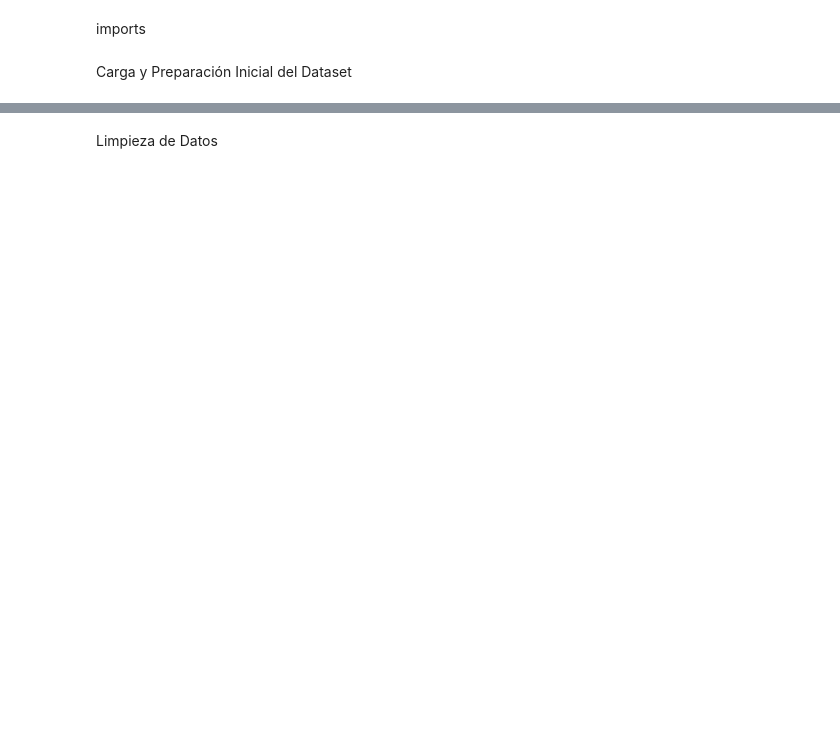
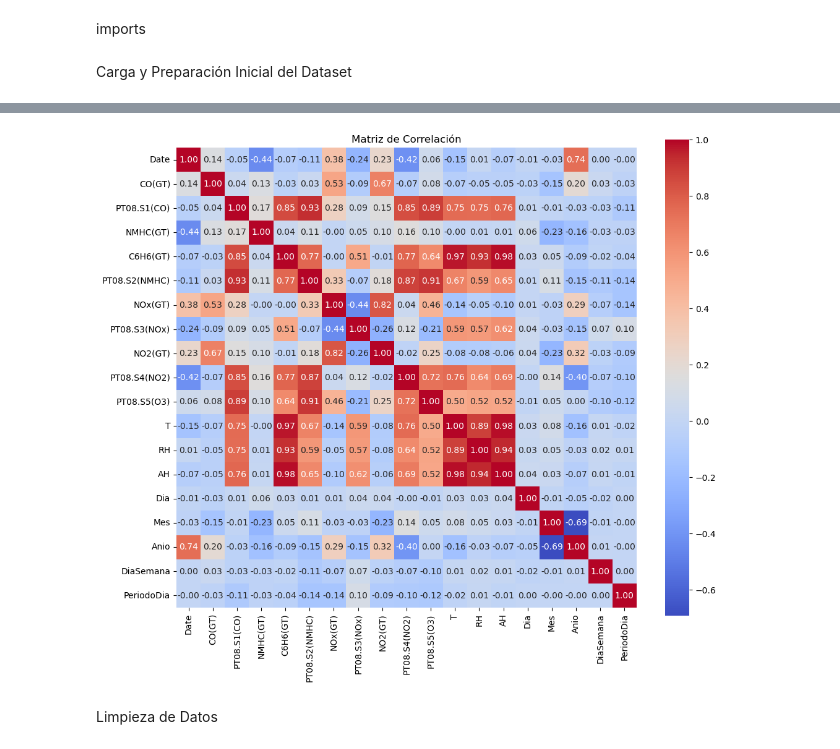
Before and after one commit to mkltc/RETO3, a Jupyter notebook: saaFinal.ipynb, the cells around one changed output, grey strips where cells are left out. Drawn from its saved outputs; the diff is of its cells as text; code cells hidden in the pictures; blank space fills up the shorter version.

```diff
--- a/saaFinal.ipynb
+++ b/saaFinal.ipynb
@@ -71,0 +26,68 @@ Data columns (total 17 columns):
+# %%
+import pandas as pd
+
+import pandas as pd
+
+
+# Cargar los datos
+df = pd.read_csv('data/AirQuality.csv', delimiter=';')
+
+# Convertir las fechas y horas
+df['Date'] = pd.to_datetime(df['Date'], format='%d/%m/%Y', errors='coerce')
+# Crear las variables derivadas de 'Date'
+df['Dia'] = df['Date'].dt.day
+df['Mes'] = df['Date'].dt.month
+df['Anio'] = df['Date'].dt.year
+
+df['Time'] = pd.to_datetime(df['Time'], format='%H.%M.%S', errors='coerce').dt.time
+
+# Mapear días de la semana a números
+df['DiaSemana'] = df['Date'].dt.day_name()
+dias_semana_map = {
+    'Monday': 0, 'Tuesday': 1, 'Wednesday': 2,
+    'Thursday': 3, 'Friday': 4, 'Saturday': 5, 'Sunday': 6
+}
+df['DiaSemana'] = df['DiaSemana'].map(dias_semana_map)
+
+# Categorizar por partes del día
+def time_to_period(hour):
+    if 6 <= hour < 12:
+        return 0 #Día
+    elif 12 <= hour < 18:
+        return 1 #Tarde
+    else:
+        return 2 #Noche
+
+df['PeriodoDia'] = df['Time'].apply(lambda t: time_to_period(t.hour) if pd.notnull(t) else None)
+
+# Reemplazar comas por puntos y convertir columnas a float
+columns_to_convert = ['CO(GT)', 'C6H6(GT)', 'T', 'RH', 'AH']
+for col in columns_to_convert:
+    df[col] = df[col].str.replace(',', '.', regex=False).astype(float)
+
+# Convertir todas las columnas numéricas a enteros si no tienen decimales
+for col in df.select_dtypes(include=['float', 'int']).columns:
+    if df[col].dropna().mod(1).eq(0).all():  # Verifica si todos los valores son enteros
+        df[col] = df[col].astype('Int64')  # Convierte a entero compatible con NaN
+
+# Configuración para que no muestre decimales en pandas
+pd.set_option('display.float_format', '{:.0f}'.format)
+
+
+# Eliminar columnas innecesarias
+df = df.drop(columns=['Unnamed: 15', 'Unnamed: 16', 'Time'], errors='ignore')
+# Eliminar filas donde todos los valores, incluyendo el índice, sean NaN
+df_cleaned = df.dropna()
+
+# Mostrar información y primeros registros
+print("Tipos de datos:")
+print(df_cleaned.dtypes)
+print("\nPrimeros registros:")
+print(df_cleaned.head())
+
+# Matriz de correlación
+plt.figure(figsize=(12, 10))
+sns.heatmap(df_cleaned.corr(), annot=True, fmt=".2f", cmap="coolwarm", square=True)
+plt.title("Matriz de Correlación")
+plt.show()
+# %% [output]
@@ -72,2 +111,3 @@ Data columns (total 17 columns):
+[figure, added]
 # %% [markdown]
 Limpieza de Datos
```
Also changed, not shown: parts of 9 cells of this notebook, 2 other files.
